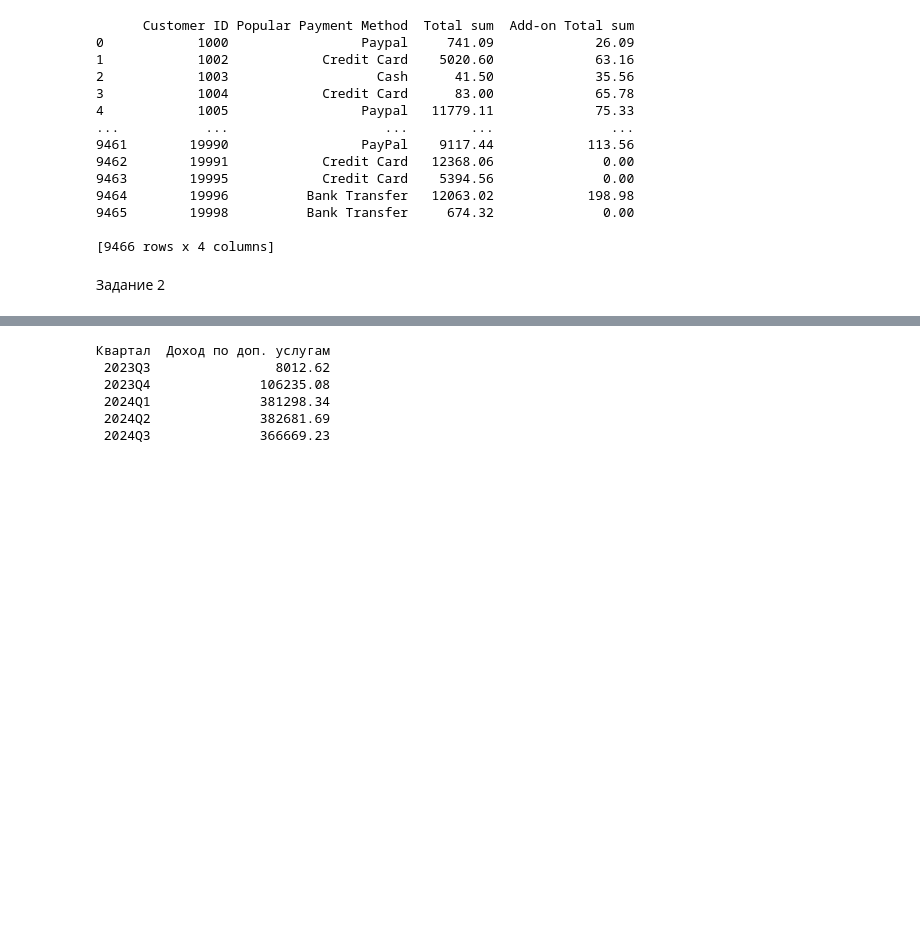
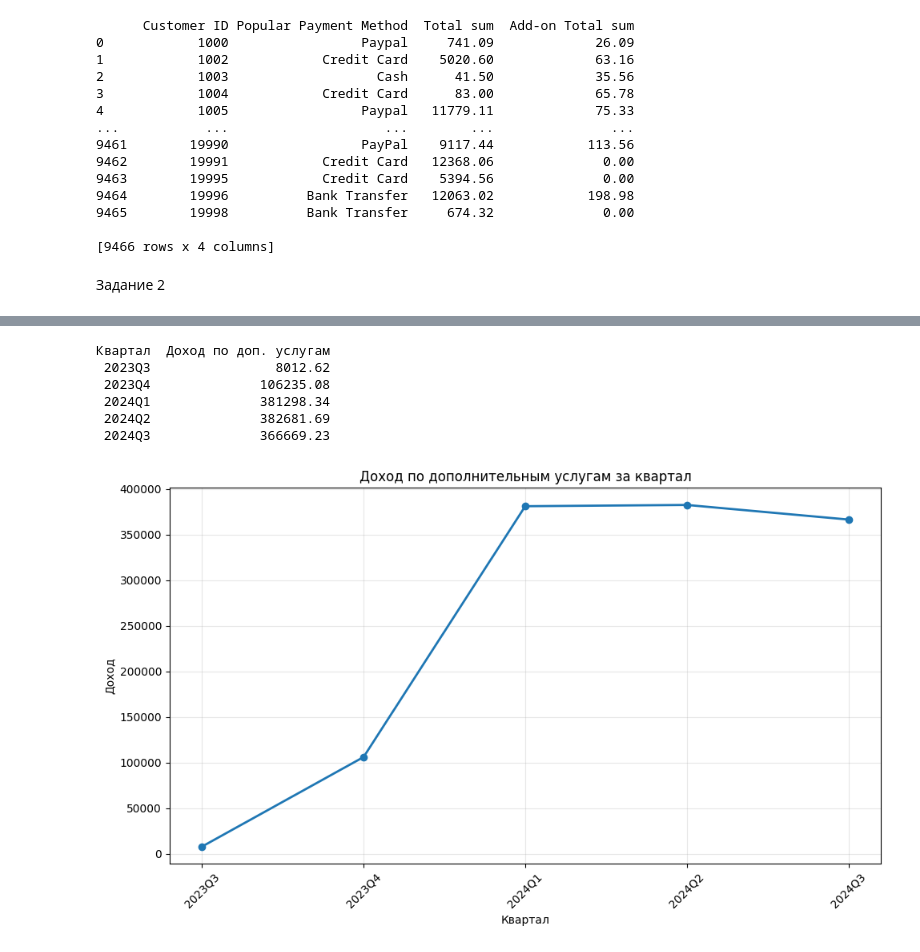
Before and after one commit to Krandr332/py_de_hse_kraev, a Jupyter notebook: dz_3/dz_3.ipynb, the cells around one changed output, grey strips where cells are left out. Drawn from its saved outputs; the diff is of its cells as text; code cells hidden in the pictures; blank space fills up the shorter version.

```diff
--- a/dz_3/dz_3.ipynb
+++ b/dz_3/dz_3.ipynb
@@ -104,21 +139,33 @@ print(output_month)
 # %%
 """ДОХОД ПО ДОП УСЛУГАМ ЗА КВАРТАЛ"""
 import pandas as pd
 
 data = pd.read_csv('Electronic_sales_Sep2023-Sep2024.csv')
 
 data['Purchase Date'] = pd.to_datetime(data['Purchase Date'])
 
 quarterly_revenue = data.groupby(data['Purchase Date'].dt.to_period('Q'))['Add-on Total'].sum().reset_index()
 
 quarterly_revenue.columns = ['Квартал', 'Доход по доп. услугам']
 quarterly_revenue['Доход по доп. услугам'] = quarterly_revenue['Доход по доп. услугам'].round(2)
 
 print(quarterly_revenue.to_string(index=False))
+
+
+plt.figure(figsize=(10, 6))
+plt.plot(quarterly_revenue['Квартал'].astype(str), quarterly_revenue['Доход по доп. услугам'], marker='o', linewidth=2)
+plt.title('Доход по дополнительным услугам за квартал')
+plt.xlabel('Квартал')
+plt.ylabel('Доход')
+plt.xticks(rotation=45)
+plt.grid(True, alpha=0.3)
+plt.tight_layout()
+plt.show()
 # %% [output]
 Квартал  Доход по доп. услугам
  2023Q3                8012.62
  2023Q4              106235.08
  2024Q1              381298.34
  2024Q2              382681.69
  2024Q3              366669.23
+[figure, added]
```
Also changed, not shown: parts of 3 cells of this notebook.
